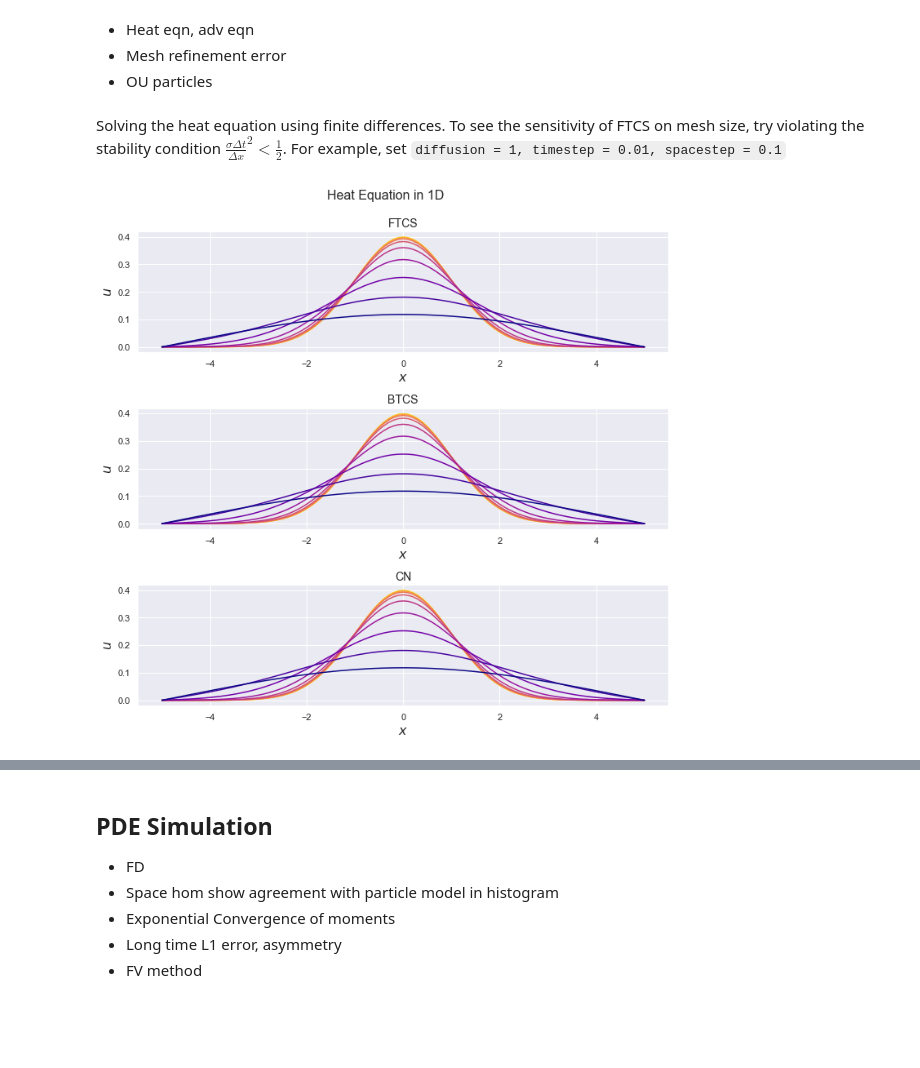
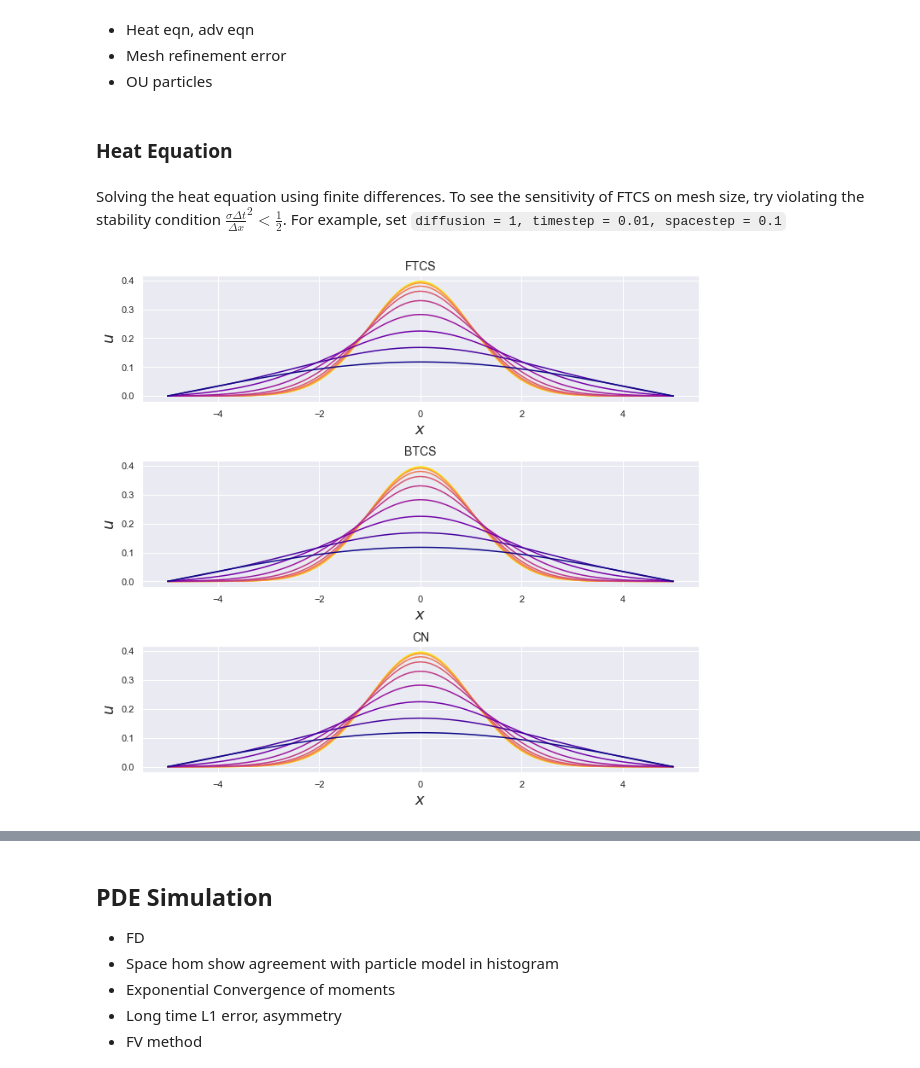
Before and after one commit to Tom271/InteractingParticleSystems, a Jupyter notebook: Project Supplement.ipynb, the cells around one changed output, grey strips where cells are left out. Saved outputs shown, nothing was run; the diff lists cells and outputs as text; code cells hidden in the pictures; blank space fills up the shorter version.

```diff
--- a/Project Supplement.ipynb
+++ b/Project Supplement.ipynb
@@ -10,56 +13,69 @@ Interactive plots + animations corresponding to figures
 # %%
 import numpy as np
 from numpy.random import normal, uniform
+import scipy.stats as stats
 
 import matplotlib.pyplot as plt
+import matplotlib.animation as animation
 import seaborn as sns
 sns.set()
 sns.color_palette('colorblind')
+cmap = plt.get_cmap('plasma')
 
 from FinalCode import plotting_tools as animplt
 from FinalCode  import herding as herd
 from FinalCode import ToyProblems as TP
+
+savepath = './Report/Figures/'
 # %% [markdown]
 ## Toy Problems
 # %% [markdown]
 - Heat eqn, adv eqn
 - Mesh refinement error
 - OU particles
+# %% [markdown]
+### Heat Equation
 # %% [markdown]
 Solving the heat equation using finite differences. To see the sensitivity of FTCS on mesh size, try violating the stability condition $\frac{\sigma \Delta t}{\Delta x}^2 < \frac{1}{2}$. For example, set `diffusion = 1, timestep = 0.01, spacestep = 0.1`
 # %%
+%matplotlib inline
 diffusion = 1
-timestep = 0.001
+timestep = 0.005
 spacestep = 0.1
 T_final = 5
 domain_size = 5
+def indicator(x): return np.array([int(i>=-1 and i<=0) for i in x])
+def gaussian(x): return stats.norm.pdf(x, loc=0, scale=1)
 
+initial_data = gaussian
 diff_solvers = [TP.FTCS, TP.BTCS, TP.CN]
 
 ###############################################################################
-cmap = plt.get_cmap('plasma')
 fig, ax = plt.subplots(len(diff_solvers), 1, figsize=(10,10))
-fig.suptitle('Heat Equation in 1D', fontsize=16)
+#fig.suptitle('Heat Equation in 1D', fontsize=16)
 if len(diff_solvers)>1:
     for idx, solver in enumerate(diff_solvers):
         x, sol = TP.solve_heat_eqn(solver=solver, dt=timestep, dx=spacestep,
-                                T_end=T_final, L=domain_size)
-        ax[idx].set_prop_cycle(color=[colormap(k) for k in np.linspace(1, 0, 10)])
+                                T_end=T_final, L=domain_size, initial_dist=initial_data)
+        ax[idx].set_prop_cycle(color=[cmap(k) for k in np.linspace(1, 0, 10)])
         ax[idx].set_title(solver.__name__, fontsize=14)
-        ax[idx].set_xlabel(r'$x$', fontsize=16)
-        ax[idx].set_ylabel(r'$u$', fontsize=16)
+        ax[idx].set_xlabel(r'$x$', fontsize=18)
+        ax[idx].set_ylabel(r'$u$', fontsize=18)
         for i in np.logspace(0, np.log10(len(sol[:,0])-1), num=10):
             ax[idx].plot(x, sol[int(i),])
+
 else:
     solver = diff_solvers[0]
-    x, sol = TP.solve_heat_eqn(solver=solver, dt=timestep, dx=spacestep,
-                            T_end=T_final, L=domain_size)
-    ax.set_prop_cycle(color=[colormap(k) for k in np.linspace(1, 0, 10)])
+    x, sol = TP.solve_heat_eqn(solver=solver, D=diffusion, dt=timestep,
+                               dx=spacestep, T_end=T_final, L=domain_size)
+    ax.set_prop_cycle(color=[cmap(k) for k in np.linspace(1, 0, 10)])
     ax.set_title(solver.__name__, fontsize=14)
     ax.set_xlabel(r'$x$', fontsize=16)
     ax.set_ylabel(r'$u$', fontsize=16)
     for i in np.logspace(0, np.log10(len(sol[:,0])-1), num=10):
         ax.plot(x, sol[int(i),])
 plt.tight_layout(rect=[0, 0.03, 1, 0.95])
+
+plt.savefig(savepath+'{}.eps'.format(timestep), format='eps', dpi=1000)
 # %% [output]
-[figure, old version]
+[figure, new version]
```
Also changed, not shown: parts of 10 cells of this notebook, 21 other files.
